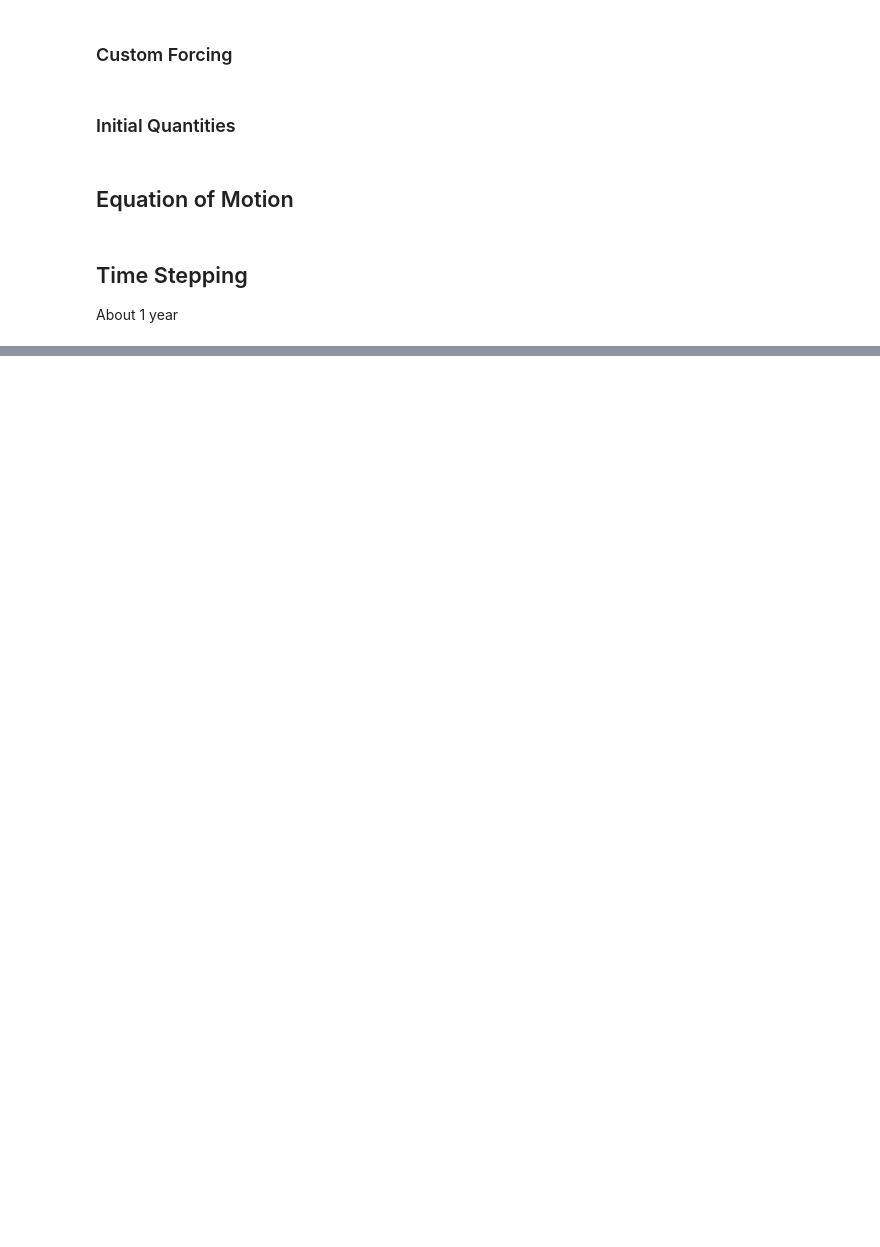
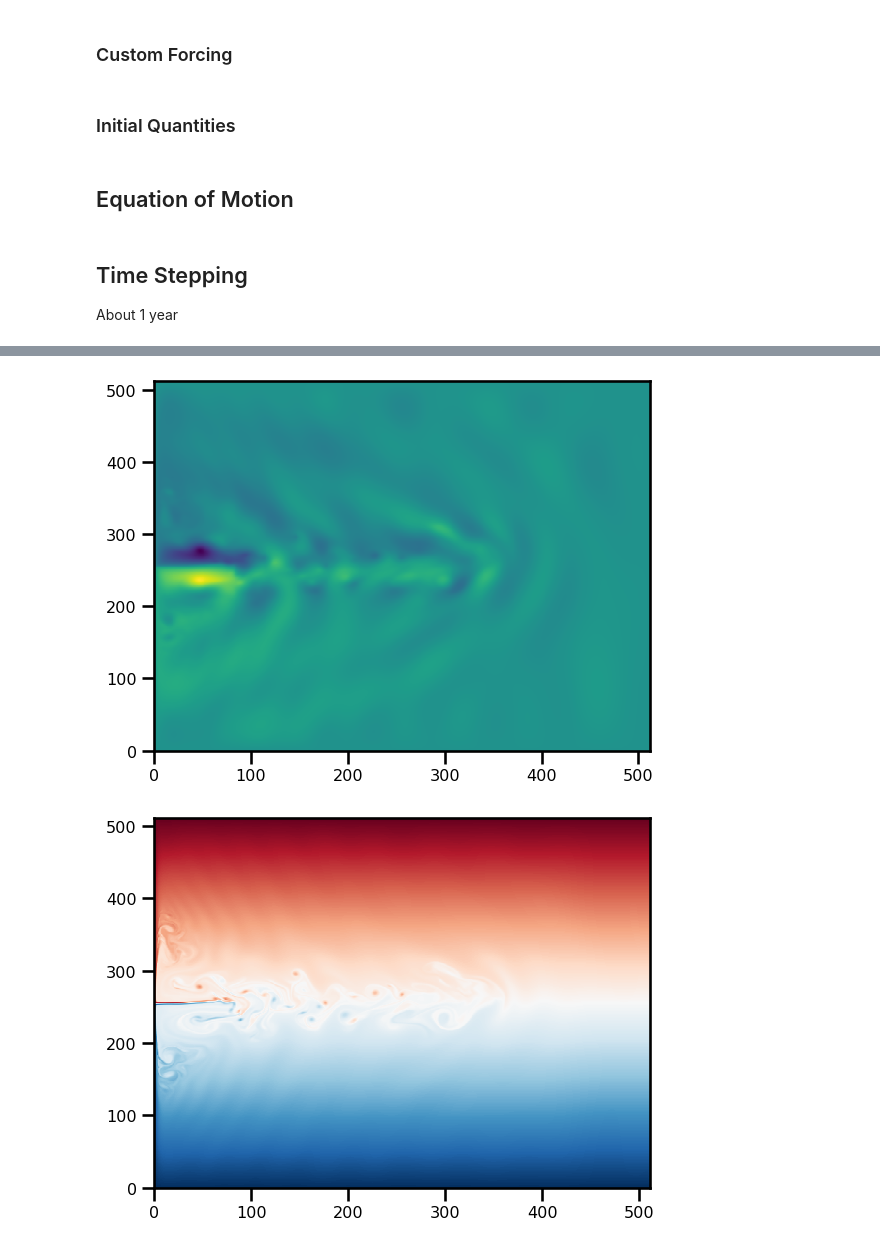
Before and after one commit to jejjohnson/somax, a Jupyter notebook: notebooks/dev/QG_Multilayer/mqg_demo_retangular.ipynb, the cells around one changed output, grey strips where cells are left out. Drawn from its saved outputs; the diff is of its cells as text; code cells hidden in the pictures; blank space fills up the shorter version.

```diff
--- a/notebooks/dev/QG_Multilayer/mqg_demo_retangular.ipynb
+++ b/notebooks/dev/QG_Multilayer/mqg_demo_retangular.ipynb
@@ -352,3 +358,5 @@ from somax.domain import TimeDomain
 t_domain = TimeDomain(tmin=tmin, tmax=tmax, dt=dt)
 ts = jnp.linspace(tmin, tmax, num_save)
 saveat = dfx.SaveAt(ts=ts)
+# %%
+num_steps = int(tmax / dt)
@@ -354,0 +487,12 @@ saveat = dfx.SaveAt(ts=ts)
+# %%
+%%time
+from tqdm.auto import tqdm, trange
+from functools import partial
+
+pbar = trange(num_steps)
+
+# fn = partial(timestepper_ssrk3, t=0, args=None)
+fn = jax.jit(timestepper_ssrk3)
+
+for istep in pbar:
+    state = fn(0, state, None)
@@ -354,0 +502,10 @@ saveat = dfx.SaveAt(ts=ts)
+# %%
+# state
+
+plt.pcolormesh(state.psi[-1].T, cmap="viridis")
+plt.show()
+plt.pcolormesh(state.q[-1].T, cmap="RdBu_r")
+plt.show()
+# %% [output]
+[figure, added]
+[figure, added]
```
Also changed, not shown: parts of 25 cells of this notebook, 2 other files.
